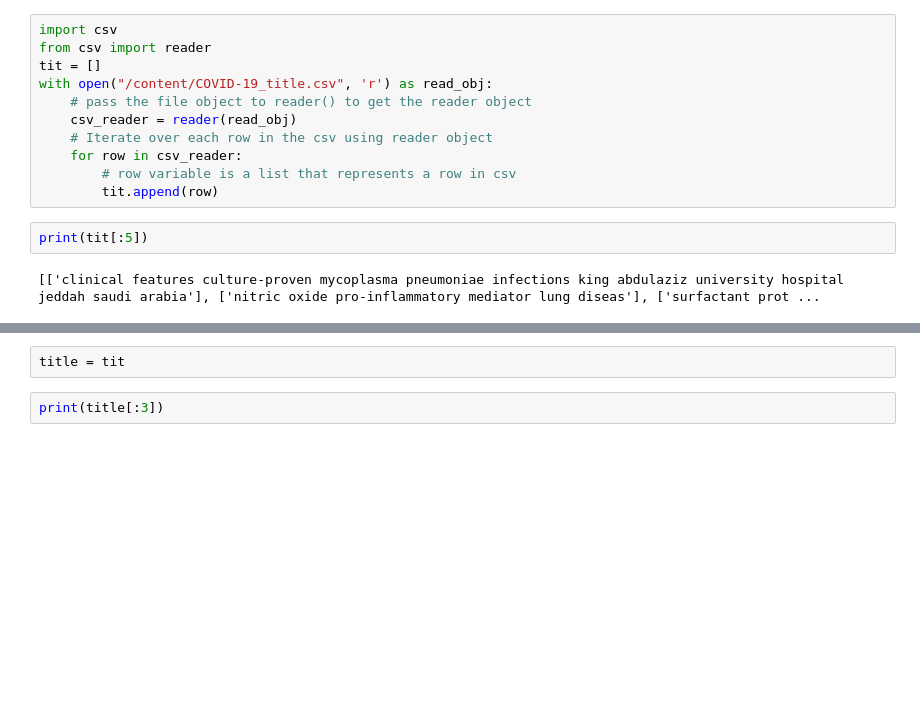
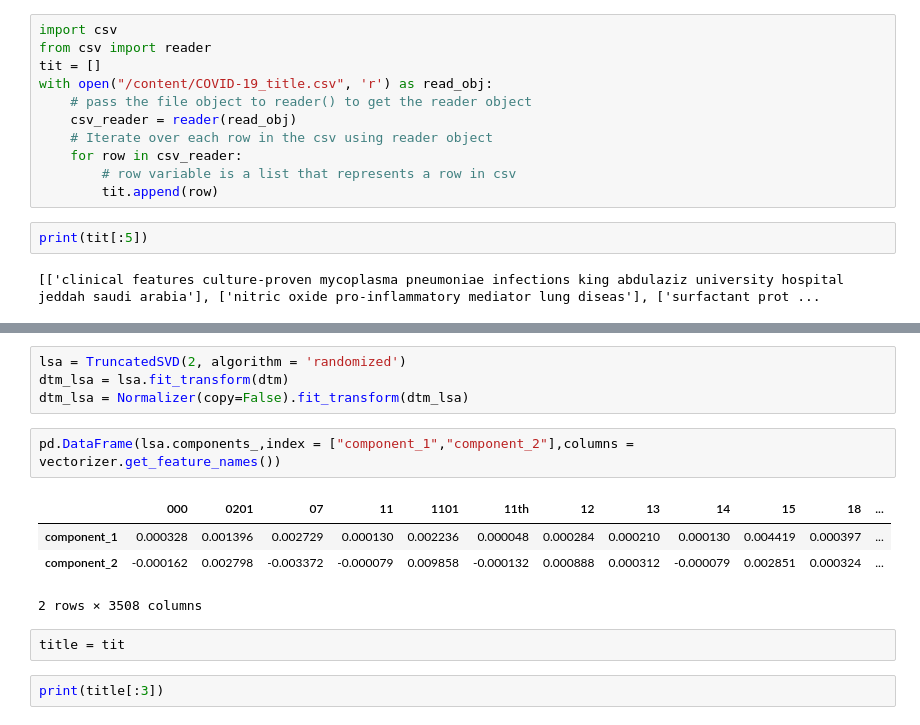
Before and after one commit to Namyalg/Topic-Modeling, a Jupyter notebook: COVID_LSA_Finalwork.ipynb, the cells around one changed output, grey strips where cells are left out. Saved outputs shown, nothing was run; the diff lists cells and outputs as text; blank space fills up the shorter version.

```diff
--- a/COVID_LSA_Finalwork.ipynb
+++ b/COVID_LSA_Finalwork.ipynb
@@ -46,3 +199,15 @@ print(tit[:5])
+# %%
+lsa = TruncatedSVD(2, algorithm = 'randomized')
+dtm_lsa = lsa.fit_transform(dtm)
+dtm_lsa = Normalizer(copy=False).fit_transform(dtm_lsa)
+# %%
+pd.DataFrame(lsa.components_,index = ["component_1","component_2"],columns =
+vectorizer.get_feature_names())
+# %% [output]
+|  | 000 | 0201 | 07 | 11 | 1101 | 11th | 12 | 13 | 14 | 15 | 18 | ... |
+| component_1 | 0.000328 | 0.001396 | 0.002729 | 0.000130 | 0.002236 | 0.000048 | 0.000284 | 0.000210 | 0.000130 | 0.004419 | 0.000397 | ... |
+| component_2 | -0.000162 | 0.002798 | -0.003372 | -0.000079 | 0.009858 | -0.000132 | 0.000888 | 0.000312 | -0.000079 | 0.002851 | 0.000324 | ... |
+2 rows × 3508 columns
 # %%
 title = tit
 # %%
```
Also changed, not shown: parts of 27 cells of this notebook.
